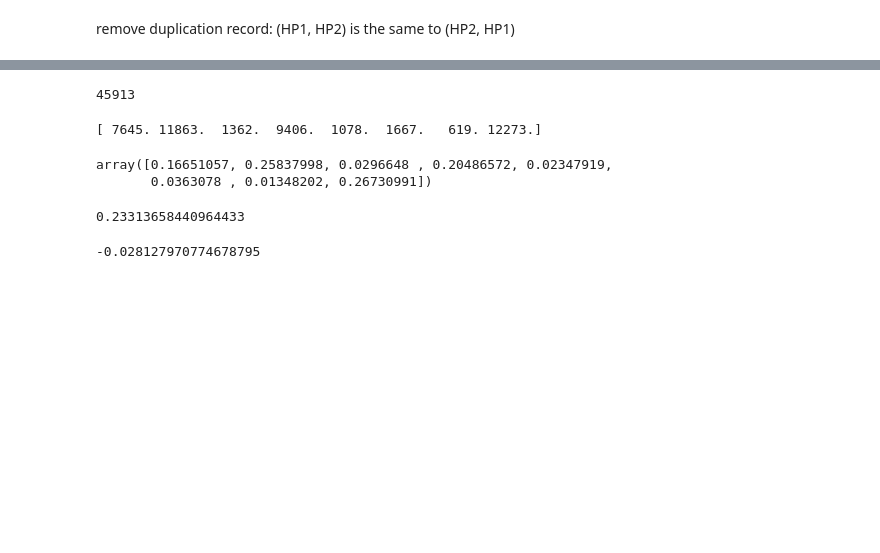
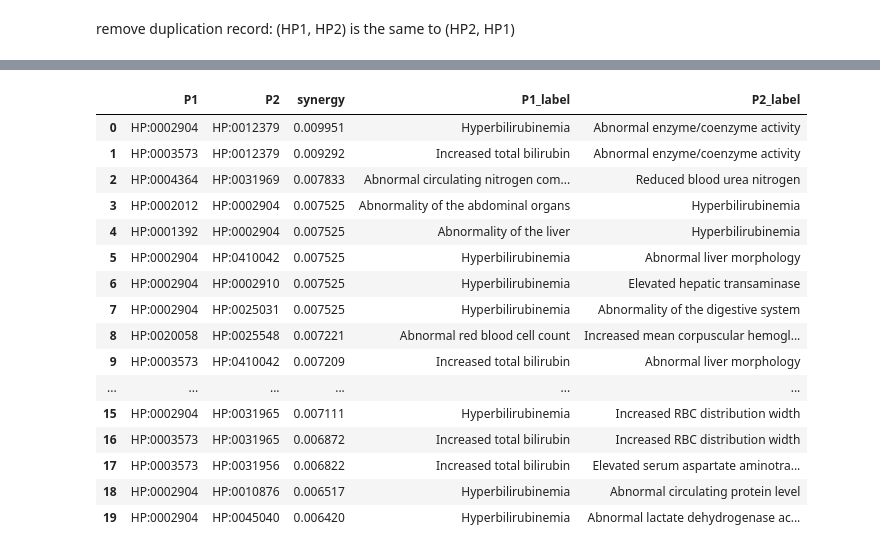
Before and after one commit to TheJacksonLaboratory/MIMIC_HPO, a Jupyter notebook: src/main/resources/mutual_info.ipynb, the cells around one changed output, grey strips where cells are left out. Cells and saved outputs as stored; diff of their text form; code cells hidden in the pictures; blank space fills up the shorter version.

```diff
--- a/src/main/resources/mutual_info.ipynb
+++ b/src/main/resources/mutual_info.ipynb
@@ -1437,4 +1116,6 @@ plt.show()
 # %%
+label = heart_failure.get_phenotype_list()
+S = heart_failure.pairwise_synergy()
 N = len(label)
 P1 = np.repeat(label, N)
 P2 = np.tile(label, N)
@@ -1459,35 +1138,26 @@ top5_synergy_pair_heart_failure = S_heart_failure.reset_index(drop=True).iloc[0:
 top5_synergy_pair_heart_failure['P1_label'] = np.array([hpo.term_id2name_map().get(termid) for termid in top5_synergy_pair_heart_failure.P1])
 top5_synergy_pair_heart_failure['P2_label'] = np.array([hpo.term_id2name_map().get(termid) for termid in top5_synergy_pair_heart_failure.P2])
 top5_synergy_pair_heart_failure.to_csv('top5_synergy_pair_heart_failure.csv', index=False)
-# %%
-print(synergies['428'].__getattribute__('case_N') + synergies['428'].__getattribute__('control_N'))
-# %% [output]
-45913
-# %%
-print(synergies['428'].__getattribute__('m2')[0,1,:])
-# %% [output]
-[ 7645. 11863.  1362.  9406.  1078.  1667.   619. 12273.]
-# %%
-synergies['428'].__getattribute__('m2')[0,1,:]/45913
-# %% [output]
-array([0.16651057, 0.25837998, 0.0296648 , 0.20486572, 0.02347919,
-       0.0363078 , 0.01348202, 0.26730991])
-# %%
-synergies['428'].__getattribute__('case_N')/45913
-# %% [output]
-0.23313658440964433
-# %%
-(0.16651057 * math.log2(0.16651057 / ((0.16651057 + 0.25837998 ) * 0.23313658440964433)) +
- 0.25837998 * math.log2(0.25837998 / ((0.16651057 + 0.25837998 ) * (1-0.23313658440964433))) +
- 0.0296648 * math.log2(0.0296648 / ((0.0296648 + 0.20486572) * 0.23313658440964433)) +
- 0.20486572 * math.log2(0.20486572 / ((0.0296648 + 0.20486572) * (1-0.23313658440964433))) +
- 0.02347919 * math.log2(0.02347919 / ((0.02347919 + 0.0363078) * 0.23313658440964433)) +
- 0.0363078 * math.log2(0.0363078 / ((0.02347919 + 0.0363078) * (1-0.23313658440964433))) +
- 0.01348202 * math.log2(0.01348202 / ((0.01348202 + 0.26730991) * 0.23313658440964433)) +
- 0.26730991 * math.log2(0.26730991 / ((0.01348202 + 0.26730991) * (1-0.23313658440964433)))
-) - 0.03558992 - 0.1012536
-# %% [output]
--0.028127970774678795
+# %%
+top5_synergy_pair_heart_failure.head(20)
+# %% [output]
+|  | P1 | P2 | synergy | P1_label | P2_label |
+| 0 | HP:0002904 | HP:0012379 | 0.009951 | Hyperbilirubinemia | Abnormal enzyme/coenzyme activity |
+| 1 | HP:0003573 | HP:0012379 | 0.009292 | Increased total bilirubin | Abnormal enzyme/coenzyme activity |
+| 2 | HP:0004364 | HP:0031969 | 0.007833 | Abnormal circulating nitrogen com... | Reduced blood urea nitrogen |
+| 3 | HP:0002012 | HP:0002904 | 0.007525 | Abnormality of the abdominal organs | Hyperbilirubinemia |
+| 4 | HP:0001392 | HP:0002904 | 0.007525 | Abnormality of the liver | Hyperbilirubinemia |
+| 5 | HP:0002904 | HP:0410042 | 0.007525 | Hyperbilirubinemia | Abnormal liver morphology |
+| 6 | HP:0002904 | HP:0002910 | 0.007525 | Hyperbilirubinemia | Elevated hepatic transaminase |
+| 7 | HP:0002904 | HP:0025031 | 0.007525 | Hyperbilirubinemia | Abnormality of the digestive system |
+| 8 | HP:0020058 | HP:0025548 | 0.007221 | Abnormal red blood cell count | Increased mean corpuscular hemogl... |
+| 9 | HP:0003573 | HP:0410042 | 0.007209 | Increased total bilirubin | Abnormal liver morphology |
+| ... | ... | ... | ... | ... | ... |
+| 15 | HP:0002904 | HP:0031965 | 0.007111 | Hyperbilirubinemia | Increased RBC distribution width |
+| 16 | HP:0003573 | HP:0031965 | 0.006872 | Increased total bilirubin | Increased RBC distribution width |
+| 17 | HP:0003573 | HP:0031956 | 0.006822 | Increased total bilirubin | Elevated serum aspartate aminotra... |
+| 18 | HP:0002904 | HP:0010876 | 0.006517 | Hyperbilirubinemia | Abnormal circulating protein level |
+| 19 | HP:0002904 | HP:0045040 | 0.006420 | Hyperbilirubinemia | Abnormal lactate dehydrogenase ac... |
 # %%
 primary_diagnosis_count = pd.read_sql_query('''SELECT
                         ICD9_CODE, COUNT(*) AS N
```
Also changed, not shown: parts of 55 cells of this notebook.
